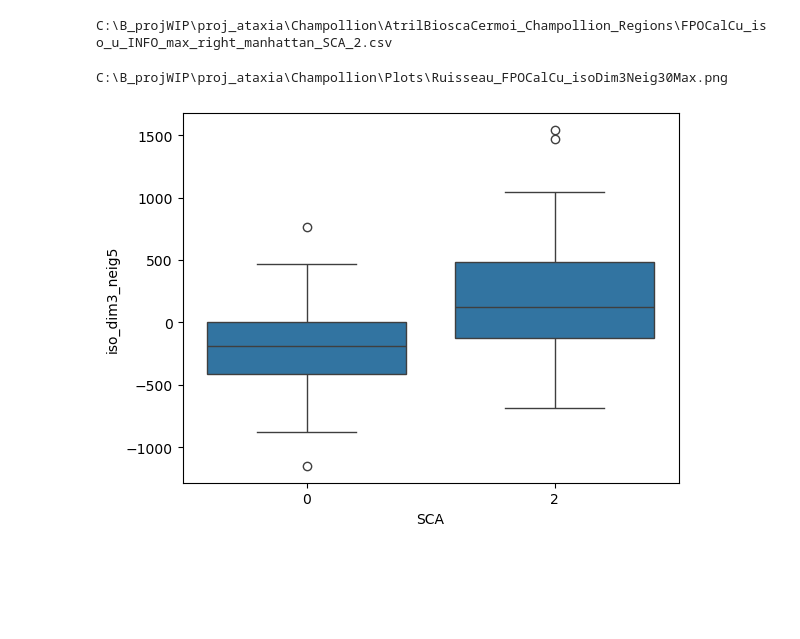
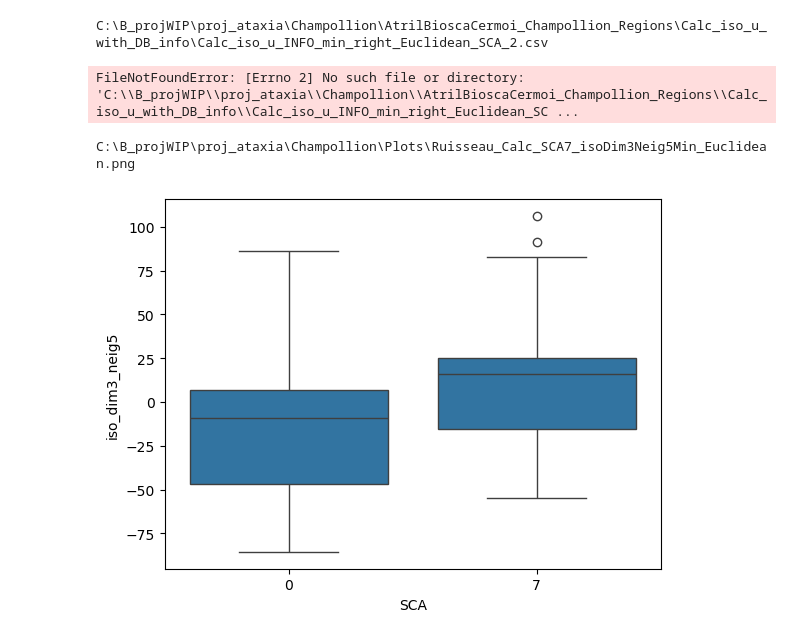
Before and after one commit to zhongyi-sun/Ruisseau_stats_2026, a Jupyter notebook: SCA_Champollion_Region_LM.ipynb, the cells around one changed output. Cells and saved outputs as stored; diff of their text form; code cells hidden in the pictures; blank space fills up the shorter version.

```diff
--- a/SCA_Champollion_Region_LM.ipynb
+++ b/SCA_Champollion_Region_LM.ipynb
@@ -148,32 +150,42 @@ Done! Sorted results written to: C:\B_projWIP\proj_ataxia\Champollion\Stats_prin
 # %%
 ################################  Confirmation and plots  #####################################
 # %%
+############################# Parameter and date preparation for plots ##############################
 curRoot = 'C'  # 'C' or 'D'
 curProject = 'ataxia'
+curHem = 'right'
 
-curRegion = 'FPOCalCu'
-curType = 'max'
+curRegion = 'Calc' # 'POCalCu'
+curType = 'min'
 sca = 2
-metric = 'manhattan'
+metric = 'Euclidean' #'manhattan'
 
-inFileName = (rf'{curRoot}:\B_projWIP\proj_{curProject}\Champollion\AtrilBioscaCermoi_Champollion_Regions\{curRegion}'
-              rf'_iso_u_INFO_{curType}_{curHem}_{metric}_SCA_{sca}.csv')
+#inFileName = (rf'{curRoot}:\B_projWIP\proj_{curProject}\Champollion\AtrilBioscaCermoi_Champollion_Regions\{curRegion}'
+#              rf'_iso_u_INFO_{curType}_{curHem}_{metric}_SCA_{sca}.csv')
+inFileName = (rf'{curRoot}:\B_projWIP\proj_{curProject}\Champollion\AtrilBioscaCermoi_Champollion_Regions\{curRegion}_iso_u_with_DB_info\{curRegion}'
+               rf'_iso_u_INFO_{curType}_{curHem}_{metric}_SCA_{sca}.csv')
 print(inFileName)
 merged_info = pd.read_csv(inFileName)
+#print(merged_info)
+merged_info = merged_info[merged_info['subjID'] != '00035NR'] # Calc outlier, SCA2
 # %% [output]
-C:\B_projWIP\proj_ataxia\Champollion\AtrilBioscaCermoi_Champollion_Regions\FPOCalCu_iso_u_INFO_max_right_manhattan_SCA_2.csv
+C:\B_projWIP\proj_ataxia\Champollion\AtrilBioscaCermoi_Champollion_Regions\Calc_iso_u_with_DB_info\Calc_iso_u_INFO_min_right_Euclidean_SCA_2.csv
+FileNotFoundError: [Errno 2] No such file or directory: 'C:\\B_projWIP\\proj_ataxia\\Champollion\\AtrilBioscaCermoi_Champollion_Regions\\Calc_iso_u_with_DB_info\\Calc_iso_u_INFO_min_right_Euclidean_SC ...
 # %%
+############################  boxplot based on the data defined above  ############################
+
 cur_data = merged_info.copy()
 class_variable = 'SCA'  # Diag, CAG_class, Pyramidal
-curX = 'iso_dim3_neig5' # iso2, UHDRS
+curX = 'iso_dim3_neig5' # iso3, FPOCalCu
+#curX = 'iso_dim1_neig5' # iso1, Calc
 
 sns.boxplot(data=cur_data, x=class_variable, y=curX)
 
 
-curPlotName = rf'{curRoot}:\B_projWIP\proj_{curProject}\Champollion\Plots\Ruisseau_FPOCalCu_isoDim3Neig30Max.png'
+curPlotName = rf'{curRoot}:\B_projWIP\proj_{curProject}\Champollion\Plots\Ruisseau_Calc_SCA7_isoDim3Neig5Min_Euclidean.png'
 print(curPlotName)
 #plt.savefig(curPlotName, dpi=300, bbox_inches='tight')
 #plt.close()
 # %% [output]
-C:\B_projWIP\proj_ataxia\Champollion\Plots\Ruisseau_FPOCalCu_isoDim3Neig30Max.png
+C:\B_projWIP\proj_ataxia\Champollion\Plots\Ruisseau_Calc_SCA7_isoDim3Neig5Min_Euclidean.png
-[figure, old version]
+[figure, new version]
```
Also changed, not shown: parts of 6 cells of this notebook, 4 other files.
